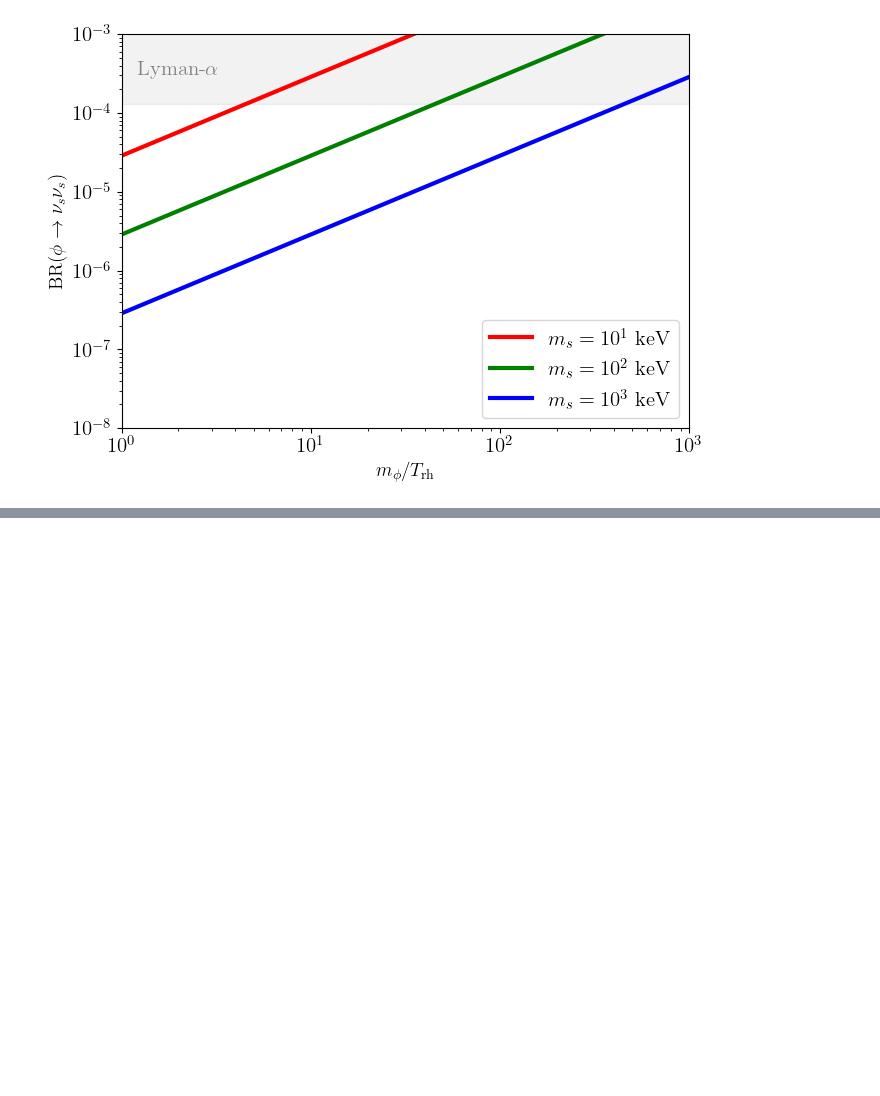
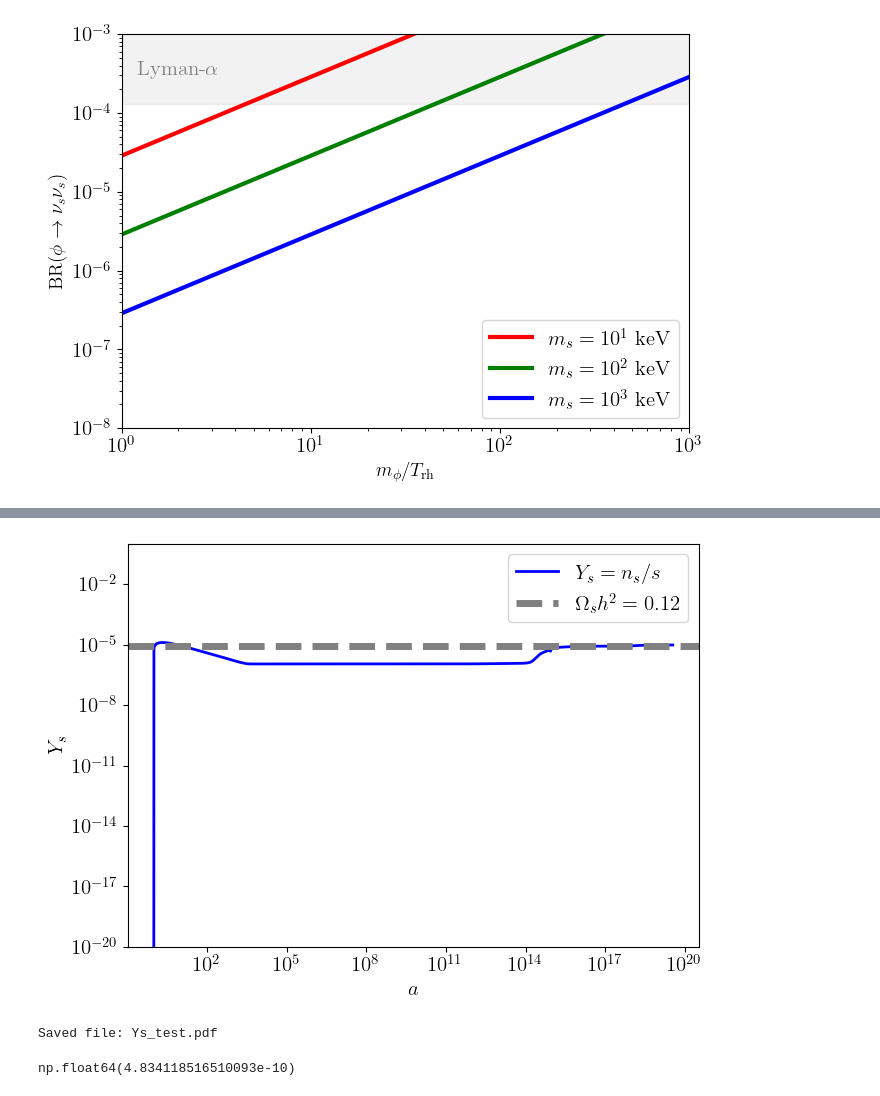
Before and after one commit to yongxuDM/Sterile-Neutrino, a Jupyter notebook: Sterile_Neutrino.ipynb, the cells around one changed output, grey strips where cells are left out. Saved outputs shown, nothing was run; the diff lists cells and outputs as text; code cells hidden in the pictures; blank space fills up the shorter version.

```diff
--- a/Sterile_Neutrino.ipynb
+++ b/Sterile_Neutrino.ipynb
@@ -998,0 +1117,5 @@ plt.show()
+# %%
+# why sensitive to Hend??? ---> could be that the error is propogating???
+if __name__ == "__main__":
+    res_test= run_ln_comoving_full(TR_MeV=5*1e13, Hubble_end=3.5*1e8, ms_keV=50,
+                               sin2_2theta=1.4*1e-10, ln_a_span=(0,45), print_dlna=1.0, mphi=1*1e13, BR=1e-4)
@@ -998,0 +1140,9 @@ plt.show()
+# %%
+plot_Ys(res_test, filename="Ys_test.pdf")
+# %% [output]
+[figure, added]
+Saved file: Ys_test.pdf
+# %%
+res_test["Y_s"][-1] * 50*1e-6
+# %% [output]
+np.float64(4.834118516510093e-10)
```
Also changed, not shown: parts of 38 cells of this notebook.
